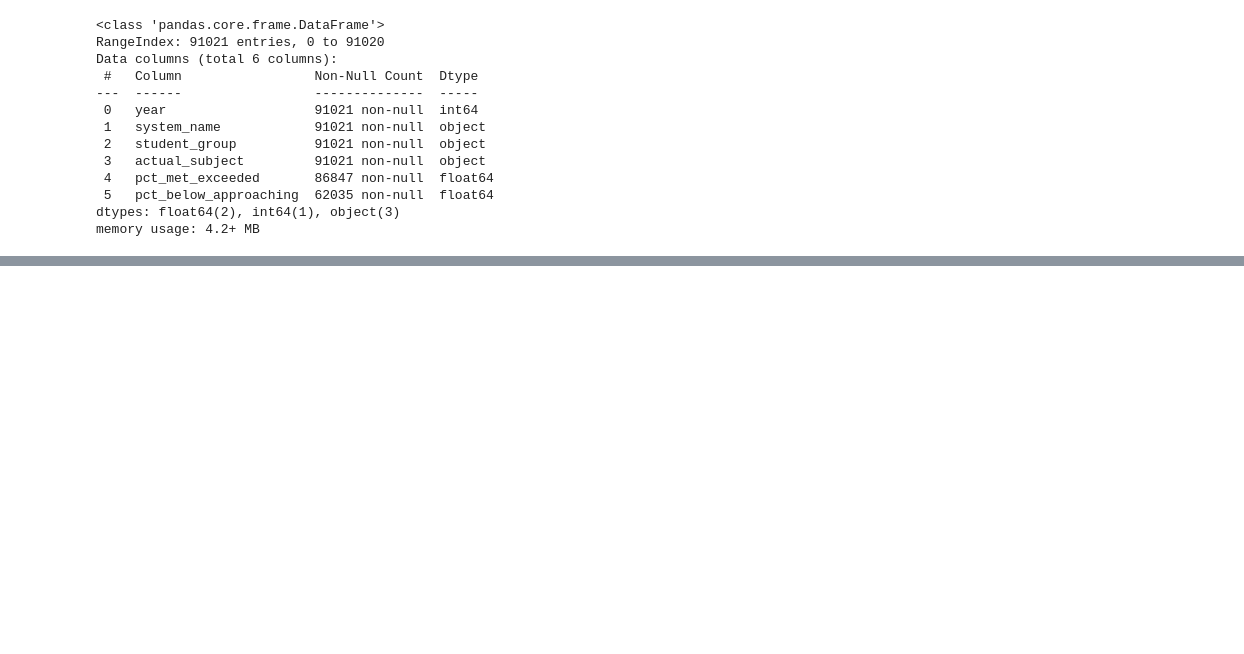
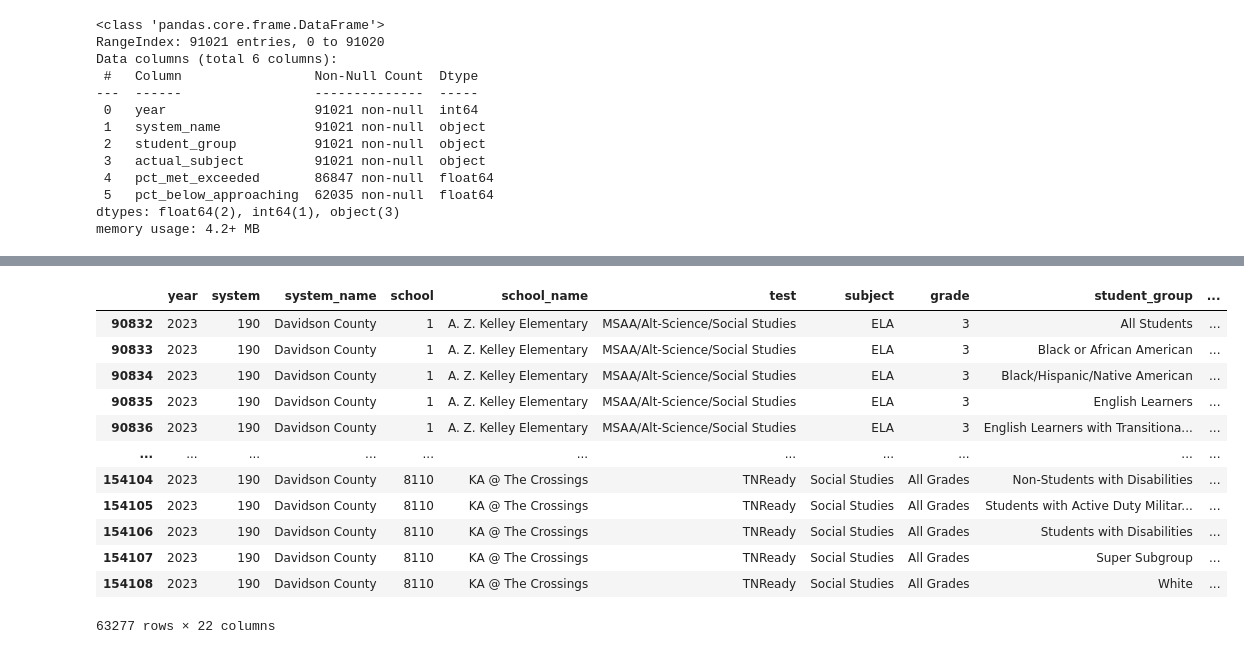
Before and after one commit to jmcapps/education_capstone, a Jupyter notebook: notebooks/test.ipynb, the cells around one changed output, grey strips where cells are left out. Drawn from its saved outputs; the diff is of its cells as text; code cells hidden in the pictures; blank space fills up the shorter version.

```diff
--- a/notebooks/test.ipynb
+++ b/notebooks/test.ipynb
@@ -1819,0 +1888,18 @@ exp_a.to_excel('exp_a.xlsx', index=False)
+# %%
+MNPS = school_scores[school_scores['system_name'] == 'Davidson County']
+# %%
+MNPS
+# %% [output]
+|  | year | system | system_name | school | school_name | test | subject | grade | student_group | ... |
+| 90832 | 2023 | 190 | Davidson County | 1 | A. Z. Kelley Elementary | MSAA/Alt-Science/Social Studies | ELA | 3 | All Students | ... |
+| 90833 | 2023 | 190 | Davidson County | 1 | A. Z. Kelley Elementary | MSAA/Alt-Science/Social Studies | ELA | 3 | Black or African American | ... |
+| 90834 | 2023 | 190 | Davidson County | 1 | A. Z. Kelley Elementary | MSAA/Alt-Science/Social Studies | ELA | 3 | Black/Hispanic/Native American | ... |
+| 90835 | 2023 | 190 | Davidson County | 1 | A. Z. Kelley Elementary | MSAA/Alt-Science/Social Studies | ELA | 3 | English Learners | ... |
+| 90836 | 2023 | 190 | Davidson County | 1 | A. Z. Kelley Elementary | MSAA/Alt-Science/Social Studies | ELA | 3 | English Learners with Transitiona... | ... |
+| ... | ... | ... | ... | ... | ... | ... | ... | ... | ... | ... |
+| 154104 | 2023 | 190 | Davidson County | 8110 | KA @ The Crossings | TNReady | Social Studies | All Grades | Non-Students with Disabilities | ... |
+| 154105 | 2023 | 190 | Davidson County | 8110 | KA @ The Crossings | TNReady | Social Studies | All Grades | Students with Active Duty Militar... | ... |
+| 154106 | 2023 | 190 | Davidson County | 8110 | KA @ The Crossings | TNReady | Social Studies | All Grades | Students with Disabilities | ... |
+| 154107 | 2023 | 190 | Davidson County | 8110 | KA @ The Crossings | TNReady | Social Studies | All Grades | Super Subgroup | ... |
+| 154108 | 2023 | 190 | Davidson County | 8110 | KA @ The Crossings | TNReady | Social Studies | All Grades | White | ... |
+63277 rows × 22 columns
```
Also changed, not shown: parts of 86 cells of this notebook, 7 other files.
